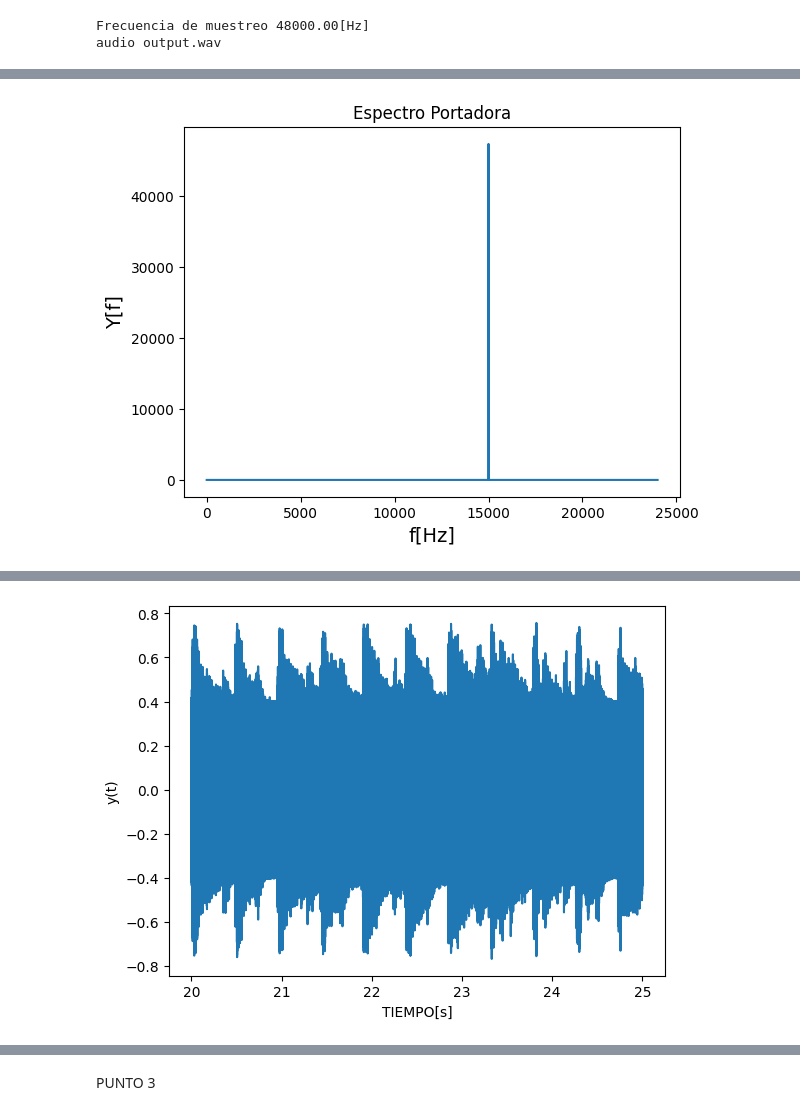
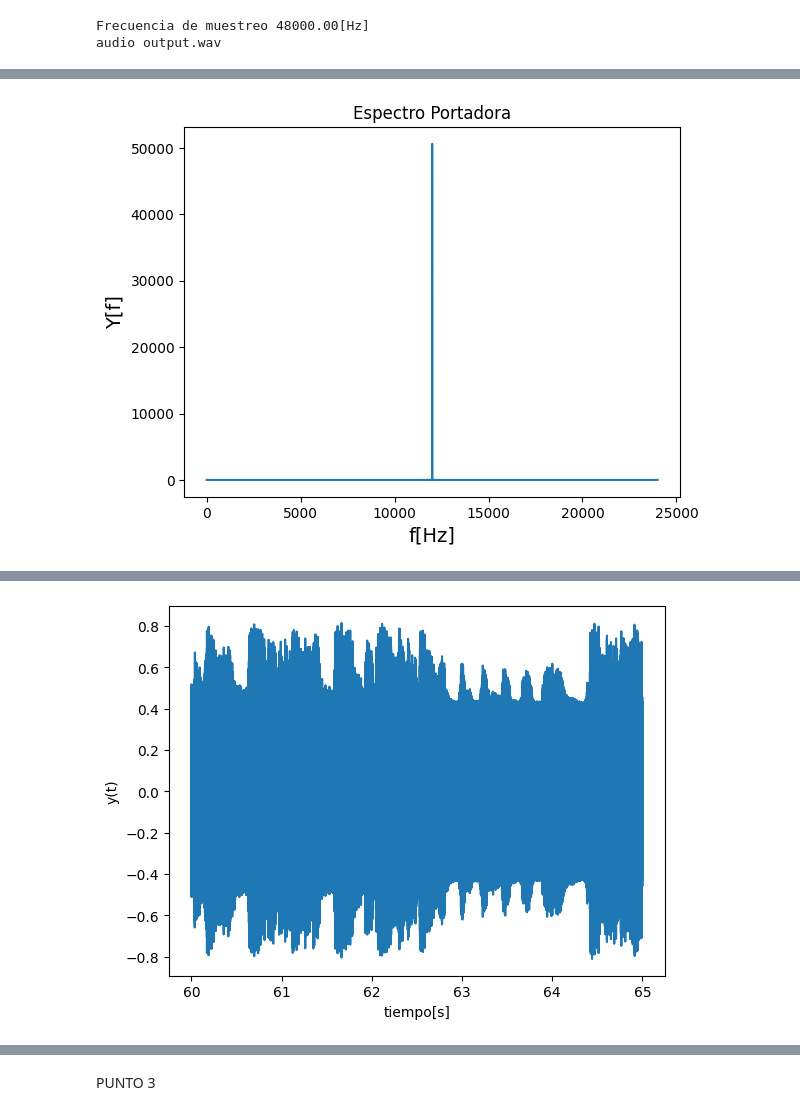
Before and after one commit to diegochaux/PARCIAL2, a Jupyter notebook: Parcial_2.ipynb, the cells around one changed output, grey strips where cells are left out. Cells and saved outputs as stored; diff of their text form; code cells hidden in the pictures.

```diff
--- a/Parcial_2.ipynb
+++ b/Parcial_2.ipynb
@@ -197,8 +199,8 @@ audio output.wav
 # %%
 xpro = x.copy() #copiar archivos para procesar
 #leer 5 segundos de la canción
-ti = 20 #tiempo incio a procesar seg
-tf = 25 #tiempo final a procesar seg
+ti = 60 #tiempo incio a procesar seg
+tf = 65 #tiempo final a procesar seg
 m = xpro[int(ti*fs):int((tf*fs)),0] #señal mensaje en primer canal
 # %%
 from IPython.display import Audio #librería para reproducir audio
@@ -232,5 +234,5 @@ plt.show()
 # %%
-Fc = 15000 #frecuencia portadora
+Fc = 12000 #frecuencia portadora
 Im = 1 # Im = peak(m(t))/Ac ->  Ac = peak(m(t))/Im
 Ac = max(abs(m))/Im #amplitud de la portadora según índice de modulación
 c = Ac*np.cos(2*np.pi*Fc*tt) #portadora
@@ -256,7 +258,7 @@ plt.xlabel(r'f[Hz]',fontsize = 14)
 plt.ylabel(r'Y[f]',fontsize = 14)
 plt.show()
 # %% [output]
-[figure, old version]
+[figure, new version]
 # %%
 #señal modulada
 y = (1+m/Ac)*c #señal modulada en AM
@@ -267,11 +269,11 @@ Audio(y,rate=fs)
 [interactive output not drawn]
 # %%
 plt.plot(tt,y) #graficar señal mensaje en el tiempo
-plt.xlabel('TIEMPO[s]')
+plt.xlabel('tiempo[s]')
 plt.ylabel('y(t)')
 plt.show()
 # %% [output]
-[figure, old version]
+[figure, new version]
 # %%
 #Fourier señal modulada
 Yw = np.fft.rfft(y) # axis=0 permite aplicar fft por cada columna de xpro
```
Also changed, not shown: parts of 16 cells of this notebook.
